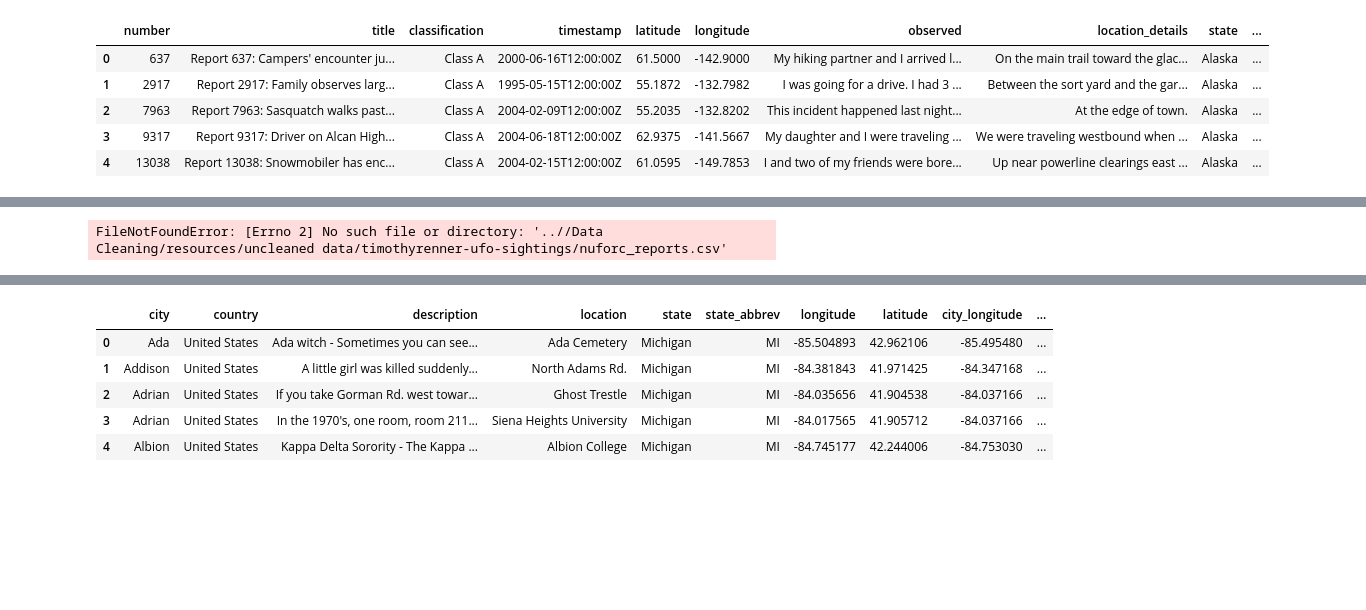
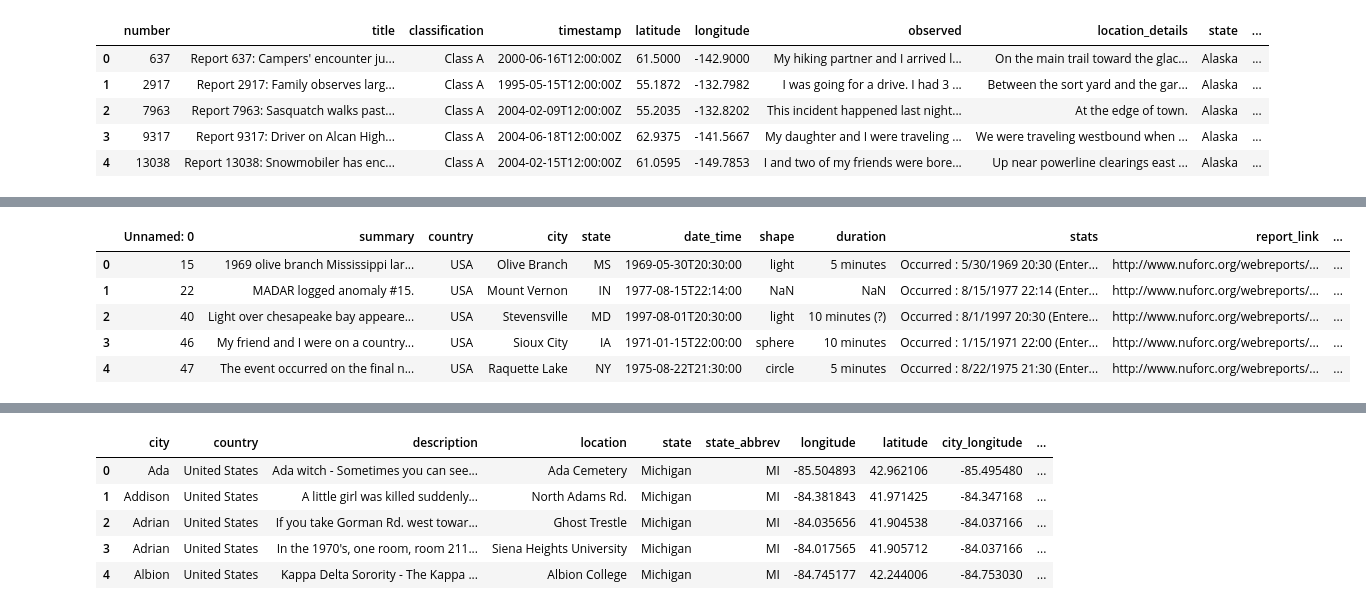
Before and after one commit to Morgen-Henry/supernatural_map, a Jupyter notebook: Data Cleaning/datacleaning.ipynb, the cells around one changed output, grey strips where cells are left out. Cells and saved outputs as stored; diff of their text form; code cells hidden in the pictures; blank space fills up the shorter version.

```diff
--- a/Data Cleaning/datacleaning.ipynb
+++ b/Data Cleaning/datacleaning.ipynb
@@ -143,7 +149,12 @@ bfData.to_csv("..//Data Cleaning/resources/bigfoot_data.csv")
 # %%
-ufo_rep = pd.read_csv("..//Data Cleaning/resources/uncleaned data/timothyrenner-ufo-sightings/nuforc_reports.csv")
-ufoReports = pd.DataFrame(ufo_rep)
-ufoReports.head()
+ufo_bottom = pd.read_csv("..//Data Cleaning/resources/uncleaned data/timothyrenner-ufo-sightings/ufoLower.csv")
+ufo_Lower = pd.DataFrame(ufo_bottom)
+ufo_Lower.head()
 # %% [output]
-FileNotFoundError: [Errno 2] No such file or directory: '..//Data Cleaning/resources/uncleaned data/timothyrenner-ufo-sightings/nuforc_reports.csv'
+|  | Unnamed: 0 | summary | country | city | state | date_time | shape | duration | stats | report_link | ... |
+| 0 | 15 | 1969 olive branch Mississippi lar... | USA | Olive Branch | MS | 1969-05-30T20:30:00 | light | 5 minutes | Occurred : 5/30/1969 20:30 (Enter... | http://www.nuforc.org/webreports/... | ... |
+| 1 | 22 | MADAR logged anomaly #15. | USA | Mount Vernon | IN | 1977-08-15T22:14:00 | NaN | NaN | Occurred : 8/15/1977 22:14 (Enter... | http://www.nuforc.org/webreports/... | ... |
+| 2 | 40 | Light over chesapeake bay appeare... | USA | Stevensville | MD | 1997-08-01T20:30:00 | light | 10 minutes (?) | Occurred : 8/1/1997 20:30 (Entere... | http://www.nuforc.org/webreports/... | ... |
+| 3 | 46 | My friend and I were on a country... | USA | Sioux City | IA | 1971-01-15T22:00:00 | sphere | 10 minutes | Occurred : 1/15/1971 22:00 (Enter... | http://www.nuforc.org/webreports/... | ... |
+| 4 | 47 | The event occurred on the final n... | USA | Raquette Lake | NY | 1975-08-22T21:30:00 | circle | 5 minutes | Occurred : 8/22/1975 21:30 (Enter... | http://www.nuforc.org/webreports/... | ... |
 # %%
```
Also changed, not shown: parts of 24 cells of this notebook, 13 other files.
